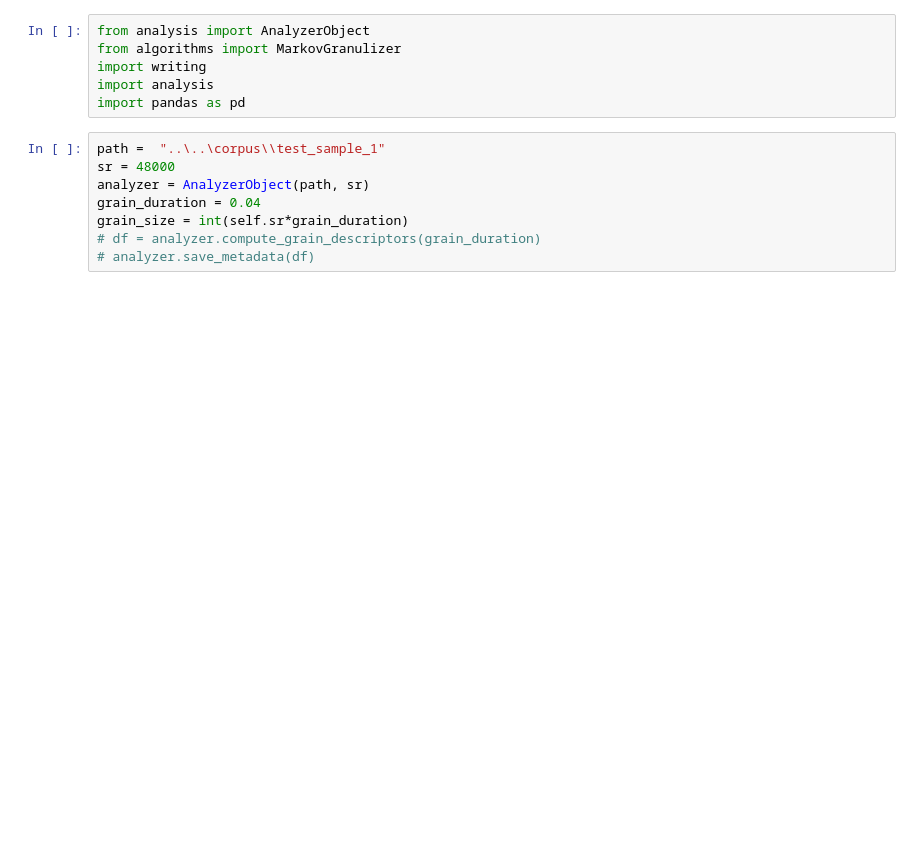
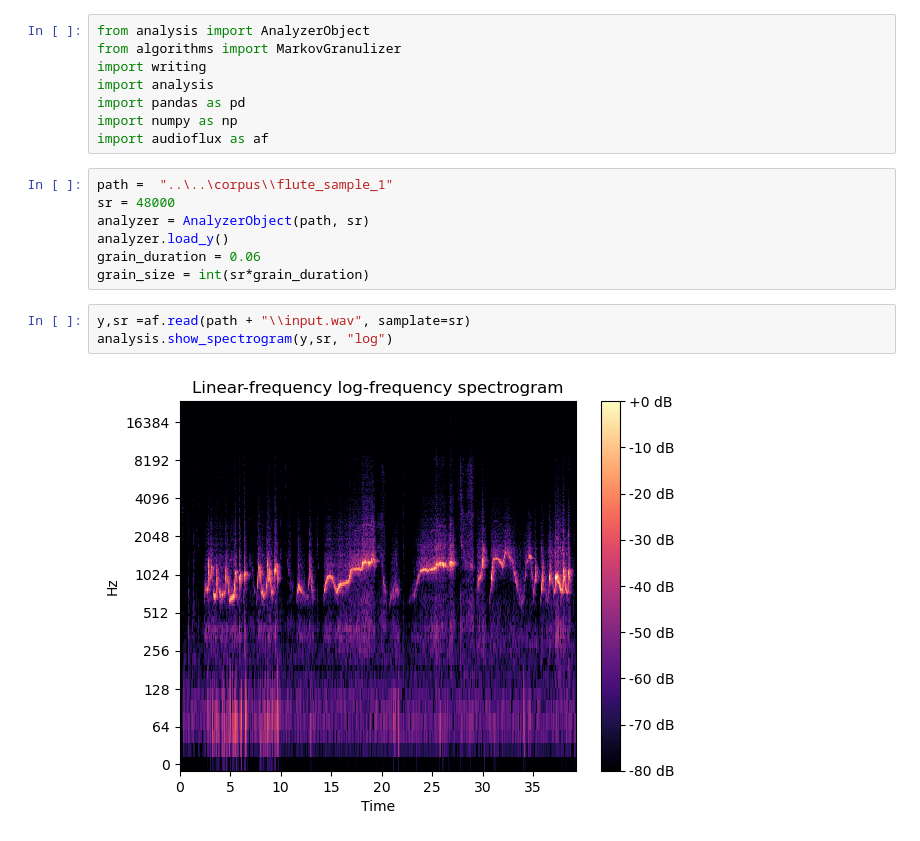
Before and after one commit to HippolyteLC/Foundmusic, a Jupyter notebook: src/grains/8_comparative_study.ipynb, the cells around one changed output. Saved outputs shown, nothing was run; the diff lists cells and outputs as text; blank space fills up the shorter version.

```diff
--- a/src/grains/8_comparative_study.ipynb
+++ b/src/grains/8_comparative_study.ipynb
@@ -4,12 +4,18 @@ from algorithms import MarkovGranulizer
 import writing
 import analysis
 import pandas as pd
+import numpy as np
+import audioflux as af
 # %%
-path =  "..\..\corpus\\test_sample_1"
+path =  "..\..\corpus\\flute_sample_1"
 sr = 48000
 analyzer = AnalyzerObject(path, sr)
-grain_duration = 0.04
-grain_size = int(self.sr*grain_duration)
-# df = analyzer.compute_grain_descriptors(grain_duration)
-# analyzer.save_metadata(df)
+analyzer.load_y()
+grain_duration = 0.06
+grain_size = int(sr*grain_duration)
+# %%
+y,sr =af.read(path + "\\input.wav", samplate=sr)
+analysis.show_spectrogram(y,sr, "log")
+# %% [output]
+[figure, added]
 # %%
```
Also changed, not shown: parts of 23 cells of this notebook, 22 other files.
